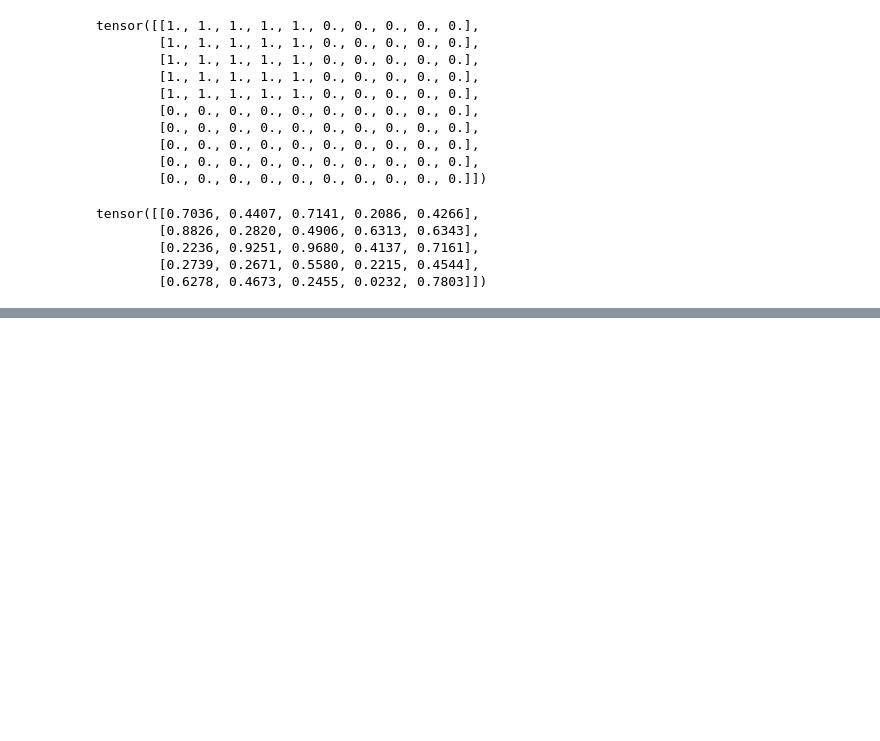
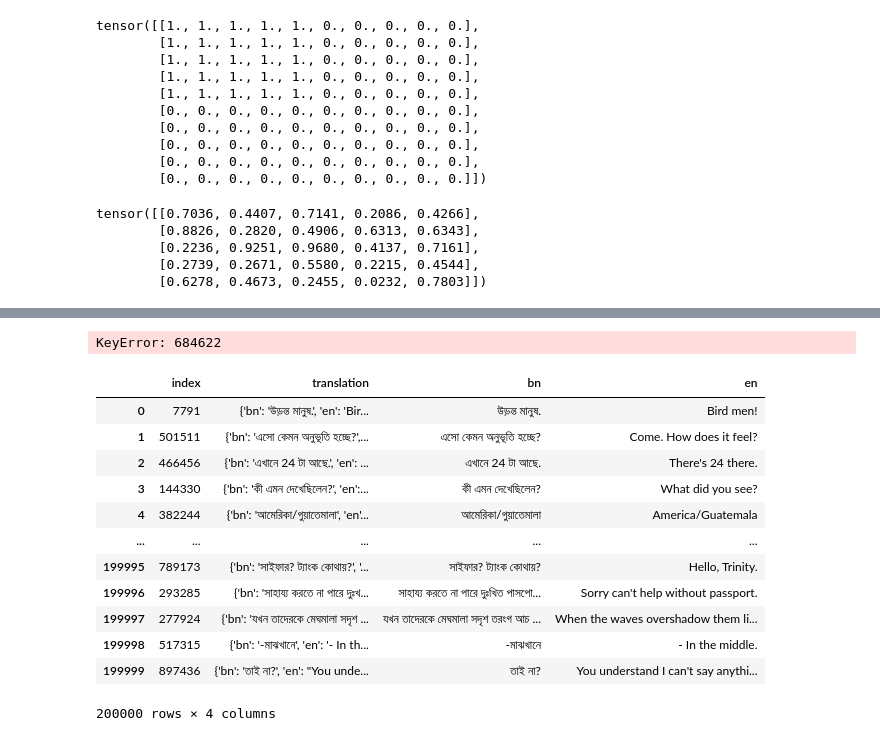
Before and after one commit to arafatshovon/deeplearning_crash_course, a Jupyter notebook: dataset.ipynb, the cells around one changed output, grey strips where cells are left out. Drawn from its saved outputs; the diff is of its cells as text; code cells hidden in the pictures; blank space fills up the shorter version.

```diff
--- a/dataset.ipynb
+++ b/dataset.ipynb
@@ -232,0 +256,26 @@ ValueError: Lengths must match to compare
+# %%
+data = next(iter(train_dataloader))
+# %% [output]
+KeyError: 684622
+# %%
+import pandas as pd
+data = pd.read_csv("./data/bangla_english_translation.csv")
+sample = data.sample(frac=0.2)
+# %%
+sample.reset_index(inplace=True)
+# %%
+sample
+# %% [output]
+|  | index | translation | bn | en |
+| 0 | 7791 | {'bn': 'উড়ন্ত মানুষ.', 'en': 'Bir... | উড়ন্ত মানুষ. | Bird men! |
+| 1 | 501511 | {'bn': 'এসো কেমন অনুভূতি হচ্ছে?',... | এসো কেমন অনুভূতি হচ্ছে? | Come. How does it feel? |
+| 2 | 466456 | {'bn': 'এখানে 24 টা আছে.', 'en': ... | এখানে 24 টা আছে. | There's 24 there. |
+| 3 | 144330 | {'bn': 'কী এমন দেখেছিলেন?', 'en':... | কী এমন দেখেছিলেন? | What did you see? |
+| 4 | 382244 | {'bn': 'আমেরিকা/গুয়াতেমালা', 'en'... | আমেরিকা/গুয়াতেমালা | America/Guatemala |
+| ... | ... | ... | ... | ... |
+| 199995 | 789173 | {'bn': 'সাইফার? ট্যাংক কোথায়?', '... | সাইফার? ট্যাংক কোথায়? | Hello, Trinity. |
+| 199996 | 293285 | {'bn': 'সাহায্য করতে না পারে দুঃখ... | সাহায্য করতে না পারে দুঃখিত পাসপো... | Sorry can't help without passport. |
+| 199997 | 277924 | {'bn': 'যখন তাদেরকে মেঘমালা সদৃশ ... | যখন তাদেরকে মেঘমালা সদৃশ তরংগ আচ ... | When the waves overshadow them li... |
+| 199998 | 517315 | {'bn': '-মাঝখানে', 'en': '- In th... | -মাঝখানে | - In the middle. |
+| 199999 | 897436 | {'bn': 'তাই না?', 'en': "You unde... | তাই না? | You understand I can't say anythi... |
+200000 rows × 4 columns
```
Also changed, not shown: parts of 7 cells of this notebook, 2 other files.
